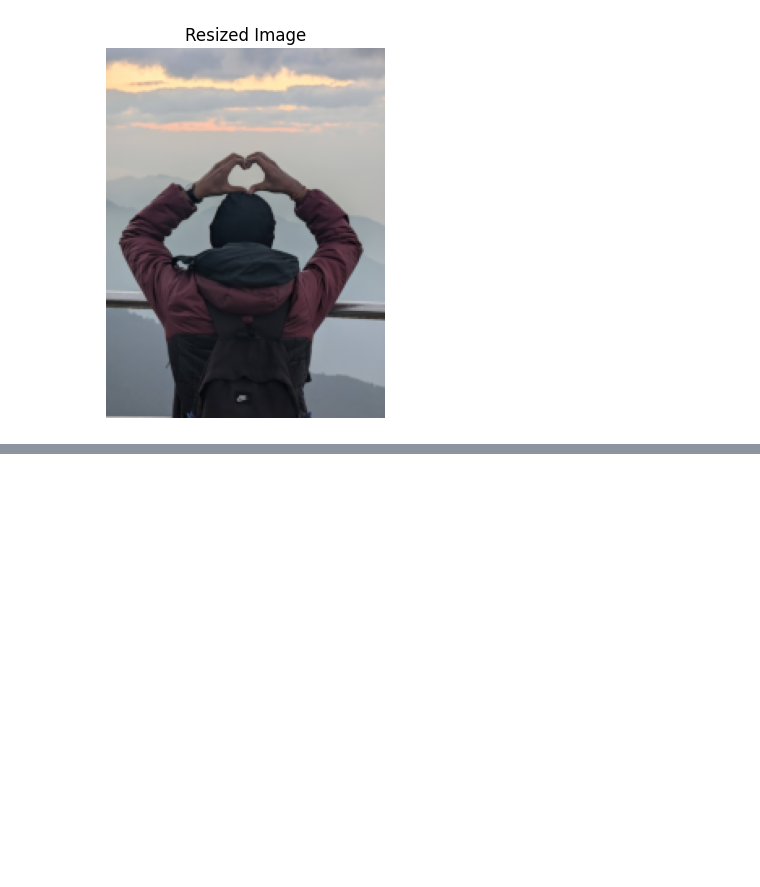
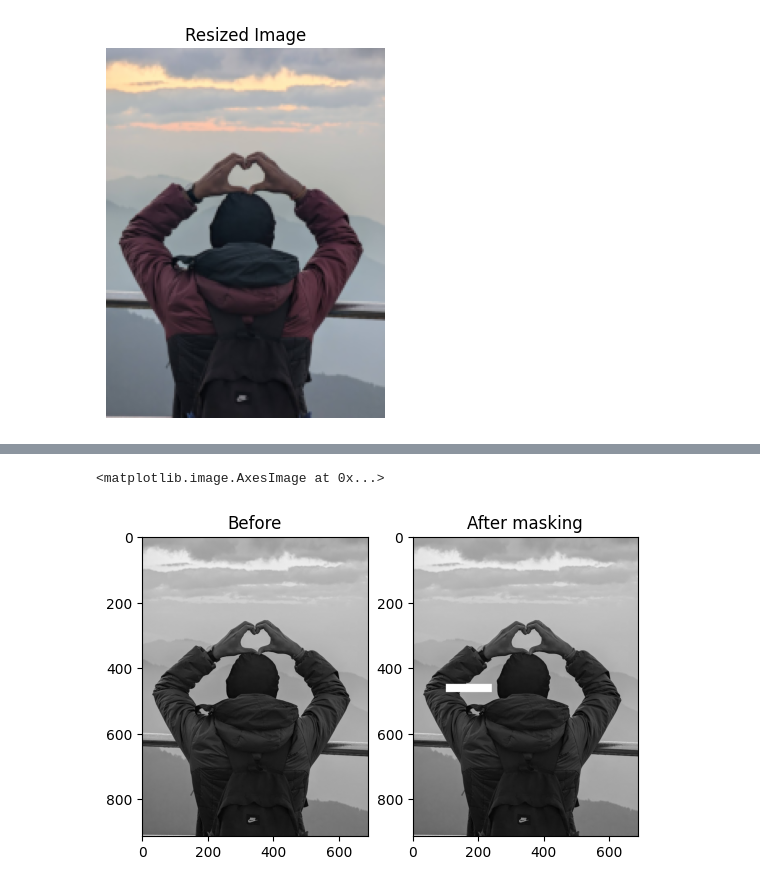
Before and after one commit to Abhijeet-KC/Image_Processing, a Jupyter notebook: Augmentation, Morphology and Restoration/Code.ipynb, the cells around one changed output, grey strips where cells are left out. Saved outputs shown, nothing was run; the diff lists cells and outputs as text; code cells hidden in the pictures; blank space fills up the shorter version.

```diff
--- a/Augmentation, Morphology and Restoration/Code.ipynb
+++ b/Augmentation, Morphology and Restoration/Code.ipynb
@@ -224,0 +277,15 @@ plt.show()
+# %%
+##We gonna see mask in the image
+damaged_image = image.copy()
+damaged_image_gray = rgb2gray(damaged_image)
+plt.subplot(1,2,1)
+plt.title('Before')
+plt.imshow(damaged_image_gray, cmap ='gray')
+
+damaged_image_gray[mask == 1] = 1
+plt.subplot(1,2,2)
+plt.title('After masking')
+plt.imshow(damaged_image_gray, cmap = 'gray')
+# %% [output]
+<matplotlib.image.AxesImage at 0x...>
+[figure, added]
```
Also changed, not shown: parts of 8 cells of this notebook, 2 other files.
